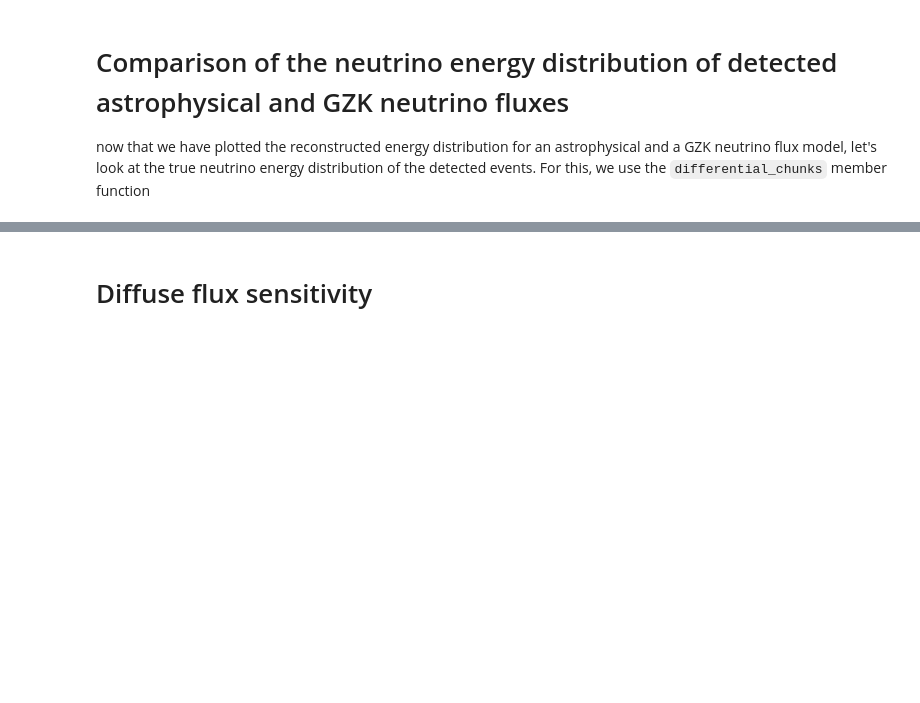
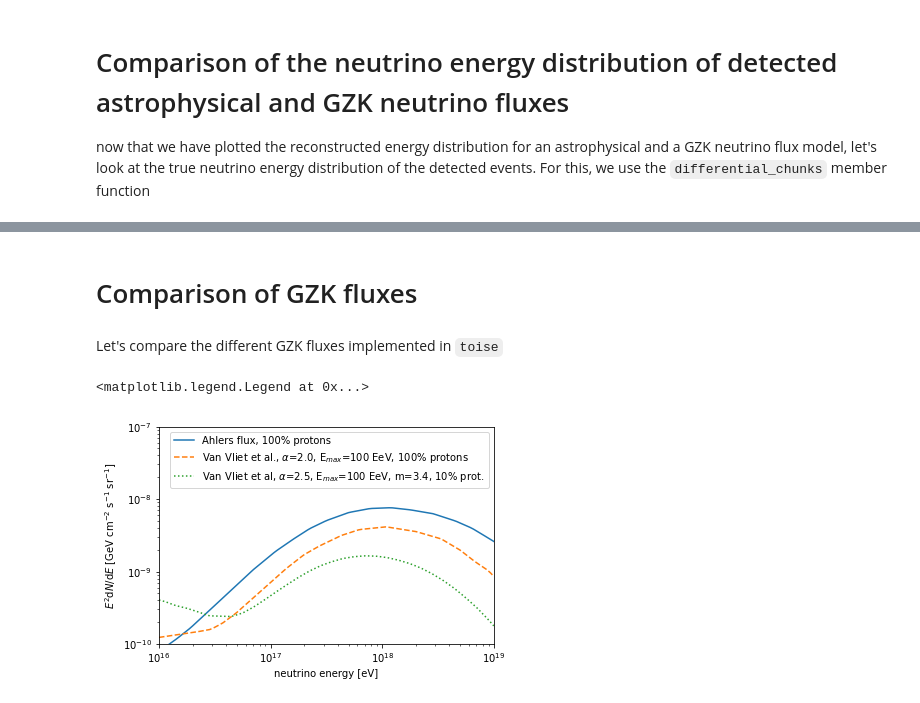
Before and after one commit to icecube/toise, a Jupyter notebook: notebooks/tutorials/004-Radio_Event_Distributions.ipynb, the cells around one changed output, grey strips where cells are left out. Drawn from its saved outputs; the diff is of its cells as text; code cells hidden in the pictures; blank space fills up the shorter version.

```diff
--- a/notebooks/tutorials/004-Radio_Event_Distributions.ipynb
+++ b/notebooks/tutorials/004-Radio_Event_Distributions.ipynb
@@ -317,2 +317,2 @@ plt.legend(loc=3)
 # %% [markdown]
-# Diffuse flux sensitivity
+# Comparison of GZK fluxes
@@ -320,0 +319,22 @@ plt.legend(loc=3)
+# %% [markdown]
+Let's compare the different GZK fluxes implemented in `toise`
+# %%
+from toise.diffuse import AhlersGZKFlux, VanVlietGZKFlux, ReasonableGZKFlux
+
+logEmin = 7
+logEmax = 10
+E = np.logspace(logEmin, logEmax, 100)
+
+plt.plot(E*1e9, AhlersGZKFlux()(E)*E**2, "-", label=r"Ahlers flux, 100% protons")
+plt.plot(E*1e9, VanVlietGZKFlux()(E)*E**2, "--", label=r"Van Vliet et al., $\alpha$=2.0, E$_{max}$=100 EeV, 100% protons")
+plt.plot(E*1e9, ReasonableGZKFlux()(E)*E**2, ":",  label=r"Van Vliet et al, $\alpha$=2.5, E$_{max}$=100 EeV, m=3.4, 10% prot.")
+
+plt.xlabel("neutrino energy [eV]")
+plt.ylabel(r"$E^{2}$d$N$/d$E$ [GeV cm$^{-2}$ s$^{-1}$ sr$^{-1}$]")
+plt.ylim(1e-10, 1e-7)
+plt.xlim(10**(logEmin+9), 10**(logEmax+9))
+plt.loglog()
+plt.legend()
+# %% [output]
+<matplotlib.legend.Legend at 0x...>
+[figure, added]
```
Also changed, not shown: parts of 12 cells of this notebook, 1 other file.
